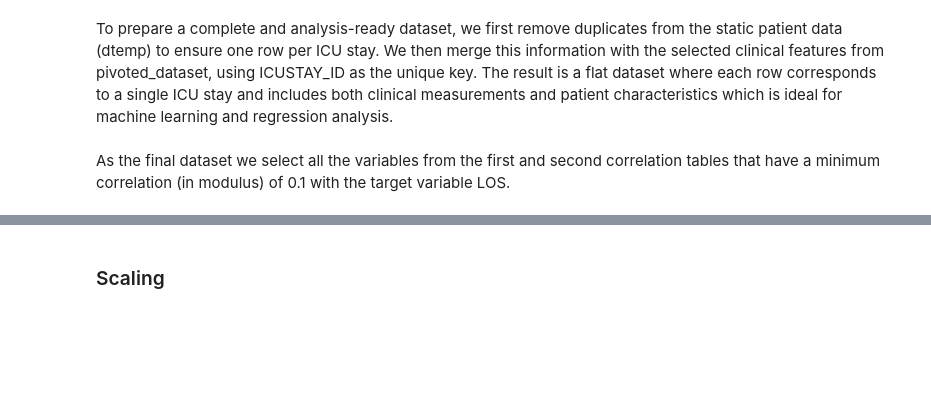
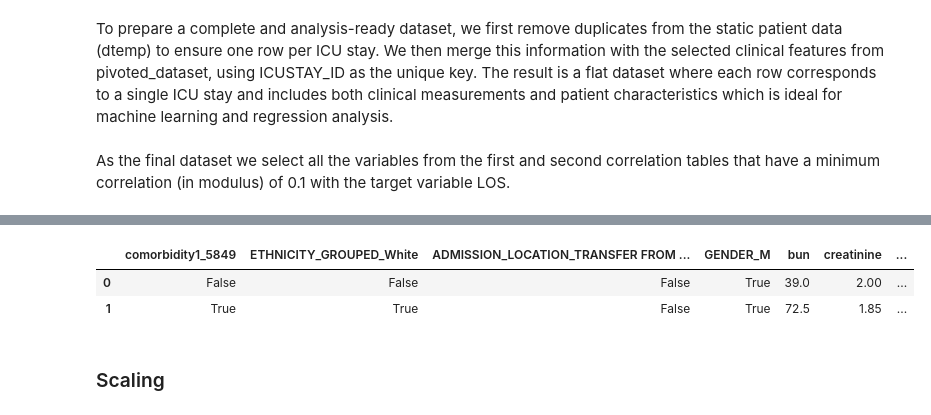
Before and after one commit to ossclaudia/Machine-Learning-2, a Jupyter notebook: projeto.ipynb, the cells around one changed output, grey strips where cells are left out. Saved outputs shown, nothing was run; the diff lists cells and outputs as text; code cells hidden in the pictures; blank space fills up the shorter version.

```diff
--- a/projeto.ipynb
+++ b/projeto.ipynb
@@ -1179,3 +1232,9 @@ Index(['comorbidity1_51881', 'comorbidity1_5849', 'comorbidity2_4280',
+# %%
+final_dataset.head(2)
+# %% [output]
+|  | comorbidity1_5849 | ETHNICITY_GROUPED_White | ADMISSION_LOCATION_TRANSFER FROM ... | GENDER_M | bun | creatinine | ... |
+| 0 | False | False | False | True | 39.0 | 2.00 | ... |
+| 1 | True | True | False | True | 72.5 | 1.85 | ... |
 # %% [markdown]
 ### Scaling
 # %% [markdown]
```
Also changed, not shown: parts of 17 cells of this notebook.
